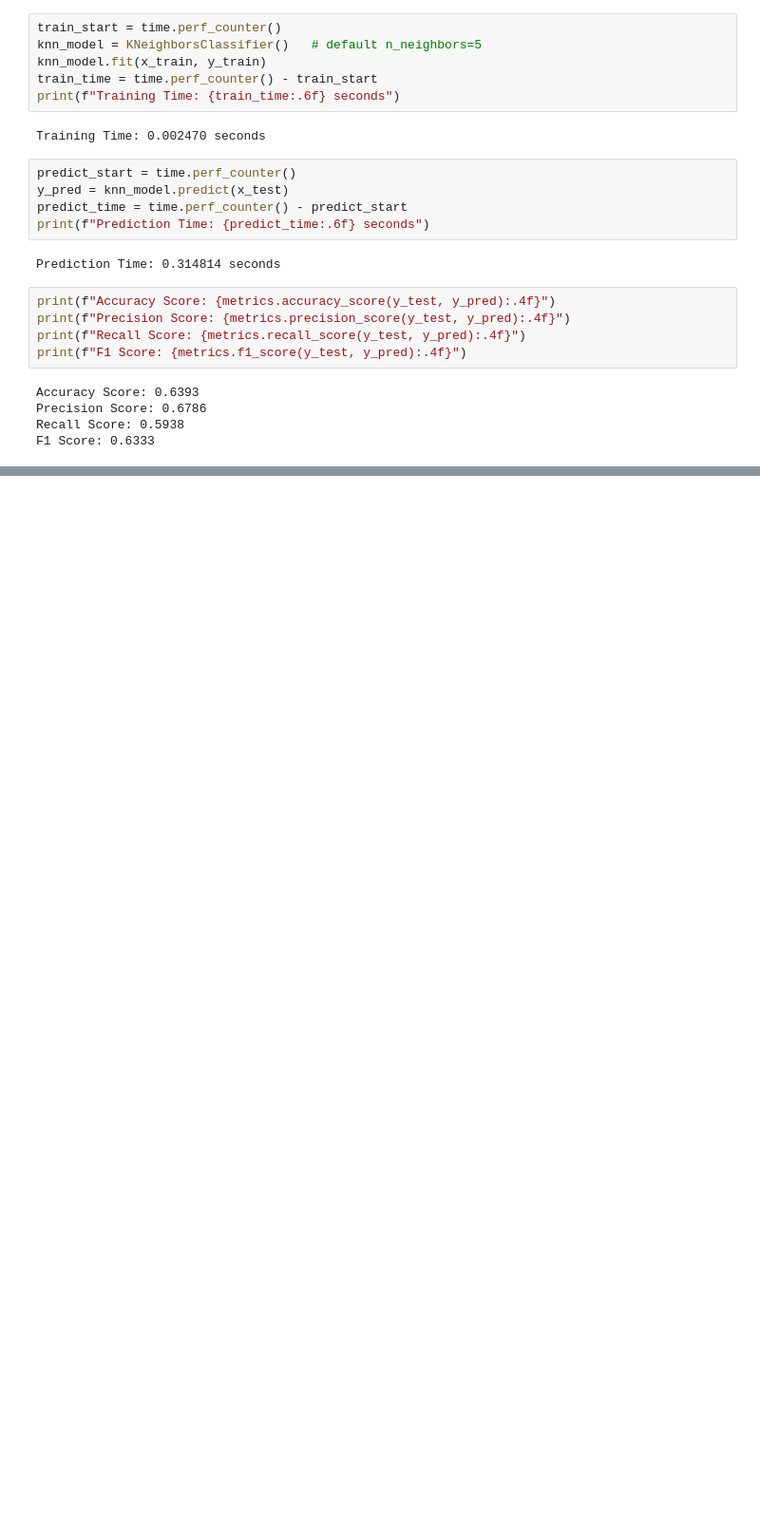
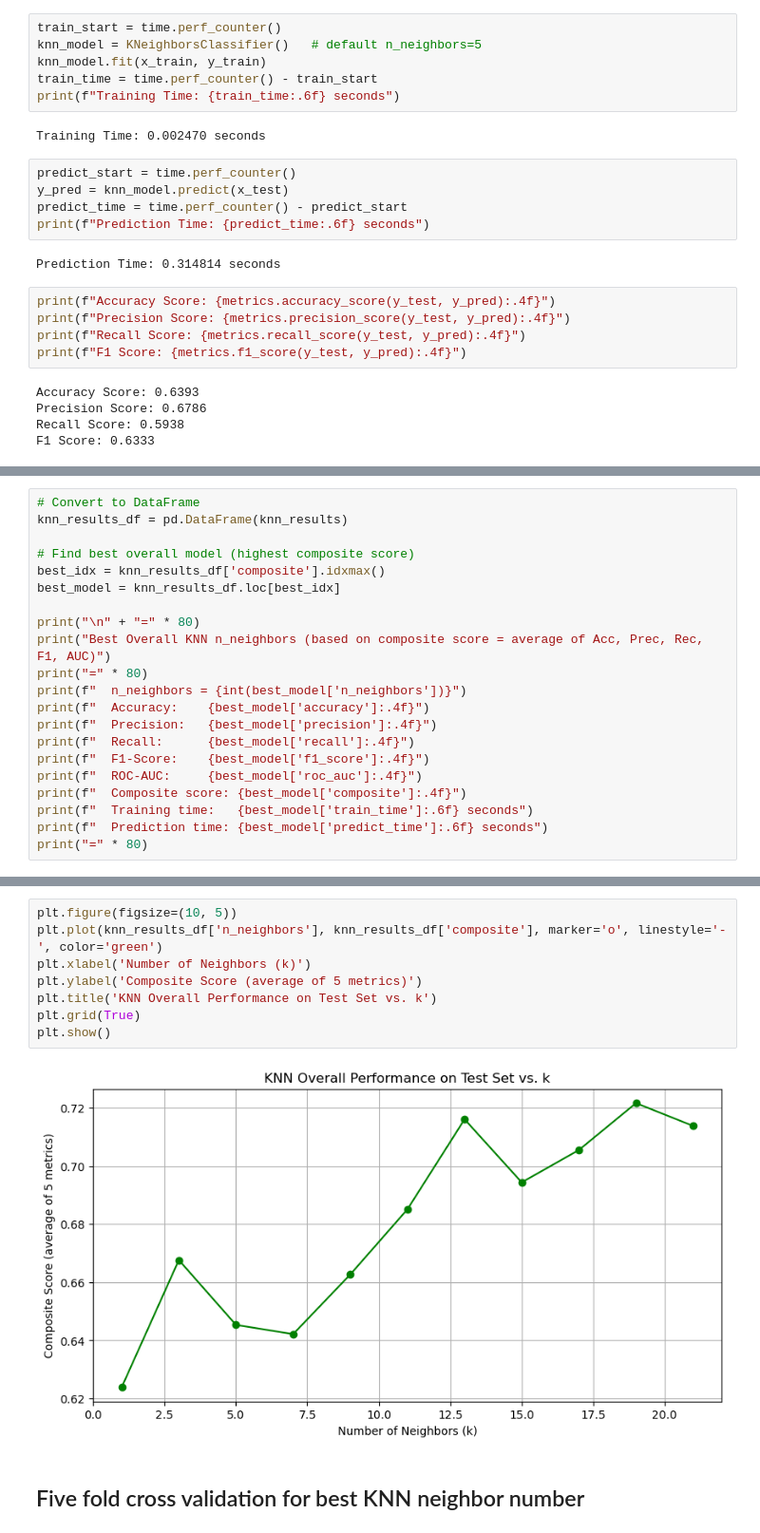
Before and after one commit to luis-jmtz/Heart_Disease_ML_Model_Comparison, a Jupyter notebook: K-Nearest-Neighbor.ipynb, the cells around one changed output, grey strips where cells are left out. Shown at 95% size. Cells and saved outputs as stored; diff of their text form; blank space fills up the shorter version.

```diff
--- a/K-Nearest-Neighbor.ipynb
+++ b/K-Nearest-Neighbor.ipynb
@@ -45,0 +120,21 @@ F1 Score: 0.6333
+# %%
+# Convert to DataFrame
+knn_results_df = pd.DataFrame(knn_results)
+
+# Find best overall model (highest composite score)
+best_idx = knn_results_df['composite'].idxmax()
+best_model = knn_results_df.loc[best_idx]
+
+print("\n" + "=" * 80)
+print("Best Overall KNN n_neighbors (based on composite score = average of Acc, Prec, Rec, F1, AUC)")
+print("=" * 80)
+print(f"  n_neighbors = {int(best_model['n_neighbors'])}")
+print(f"  Accuracy:    {best_model['accuracy']:.4f}")
+print(f"  Precision:   {best_model['precision']:.4f}")
+print(f"  Recall:      {best_model['recall']:.4f}")
+print(f"  F1-Score:    {best_model['f1_score']:.4f}")
+print(f"  ROC-AUC:     {best_model['roc_auc']:.4f}")
+print(f"  Composite score: {best_model['composite']:.4f}")
+print(f"  Training time:   {best_model['train_time']:.6f} seconds")
+print(f"  Prediction time: {best_model['predict_time']:.6f} seconds")
+print("=" * 80)
@@ -45,0 +155,12 @@ F1 Score: 0.6333
+# %%
+plt.figure(figsize=(10, 5))
+plt.plot(knn_results_df['n_neighbors'], knn_results_df['composite'], marker='o', linestyle='-', color='green')
+plt.xlabel('Number of Neighbors (k)')
+plt.ylabel('Composite Score (average of 5 metrics)')
+plt.title('KNN Overall Performance on Test Set vs. k')
+plt.grid(True)
+plt.show()
+# %% [output]
+[figure, added]
+# %% [markdown]
+## Five fold cross validation for best KNN neighbor number
```
Also changed, not shown: parts of 5 cells of this notebook.
